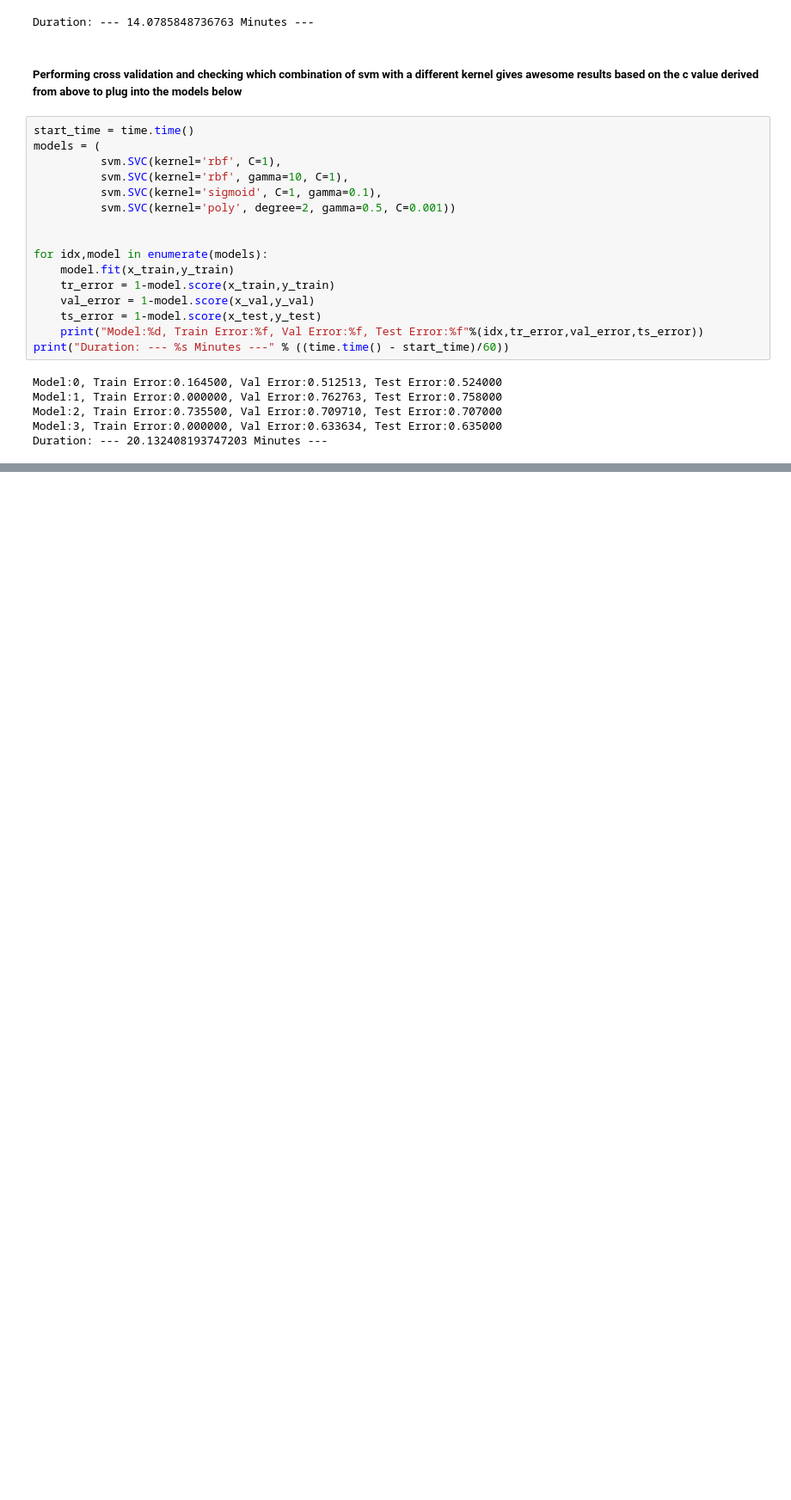
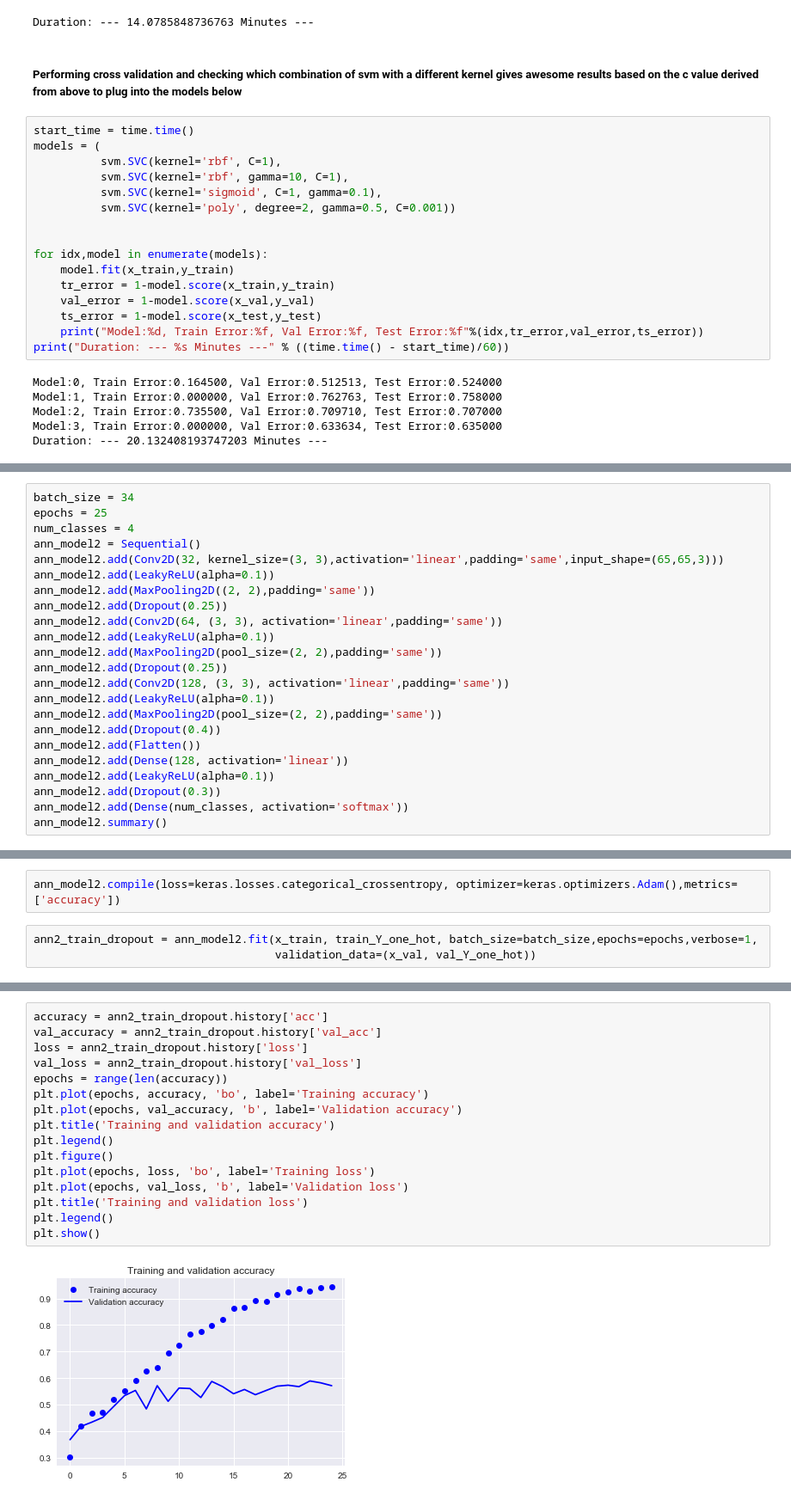
Before and after one commit to mmd52/Classifying_Pastas, a Jupyter notebook: ML_FinalExam.ipynb, the cells around one changed output, grey strips where cells are left out. Shown: that part at 86% size. Drawn from its saved outputs; the diff is of its cells as text; blank space fills up the shorter version.

```diff
--- a/ML_FinalExam.ipynb
+++ b/ML_FinalExam.ipynb
@@ -258,0 +491,23 @@ Duration: --- 20.132408193747203 Minutes ---
+# %%
+batch_size = 34
+epochs = 25
+num_classes = 4
+ann_model2 = Sequential()
+ann_model2.add(Conv2D(32, kernel_size=(3, 3),activation='linear',padding='same',input_shape=(65,65,3)))
+ann_model2.add(LeakyReLU(alpha=0.1))
+ann_model2.add(MaxPooling2D((2, 2),padding='same'))
+ann_model2.add(Dropout(0.25))
+ann_model2.add(Conv2D(64, (3, 3), activation='linear',padding='same'))
+ann_model2.add(LeakyReLU(alpha=0.1))
+ann_model2.add(MaxPooling2D(pool_size=(2, 2),padding='same'))
+ann_model2.add(Dropout(0.25))
+ann_model2.add(Conv2D(128, (3, 3), activation='linear',padding='same'))
+ann_model2.add(LeakyReLU(alpha=0.1))
+ann_model2.add(MaxPooling2D(pool_size=(2, 2),padding='same'))
+ann_model2.add(Dropout(0.4))
+ann_model2.add(Flatten())
+ann_model2.add(Dense(128, activation='linear'))
+ann_model2.add(LeakyReLU(alpha=0.1))
+ann_model2.add(Dropout(0.3))
+ann_model2.add(Dense(num_classes, activation='softmax'))
+ann_model2.summary()
@@ -258,0 +532,5 @@ Duration: --- 20.132408193747203 Minutes ---
+# %%
+ann_model2.compile(loss=keras.losses.categorical_crossentropy, optimizer=keras.optimizers.Adam(),metrics=['accuracy'])
+# %%
+ann2_train_dropout = ann_model2.fit(x_train, train_Y_one_hot, batch_size=batch_size,epochs=epochs,verbose=1,
+                                    validation_data=(x_val, val_Y_one_hot))
@@ -258,0 +567,18 @@ Duration: --- 20.132408193747203 Minutes ---
+# %%
+accuracy = ann2_train_dropout.history['acc']
+val_accuracy = ann2_train_dropout.history['val_acc']
+loss = ann2_train_dropout.history['loss']
+val_loss = ann2_train_dropout.history['val_loss']
+epochs = range(len(accuracy))
+plt.plot(epochs, accuracy, 'bo', label='Training accuracy')
+plt.plot(epochs, val_accuracy, 'b', label='Validation accuracy')
+plt.title('Training and validation accuracy')
+plt.legend()
+plt.figure()
+plt.plot(epochs, loss, 'bo', label='Training loss')
+plt.plot(epochs, val_loss, 'b', label='Validation loss')
+plt.title('Training and validation loss')
+plt.legend()
+plt.show()
+# %% [output]
+[figure, added]
```
Also changed, not shown: parts of 50 cells of this notebook, 23 other files.
